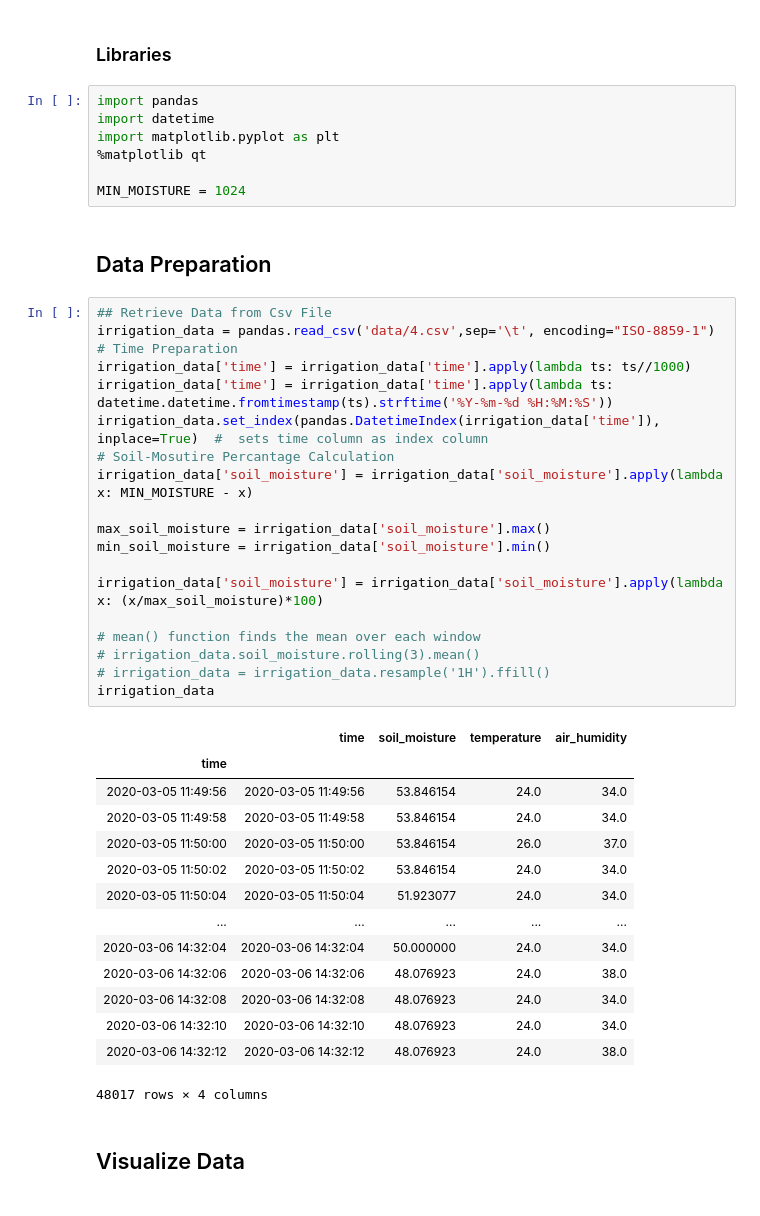
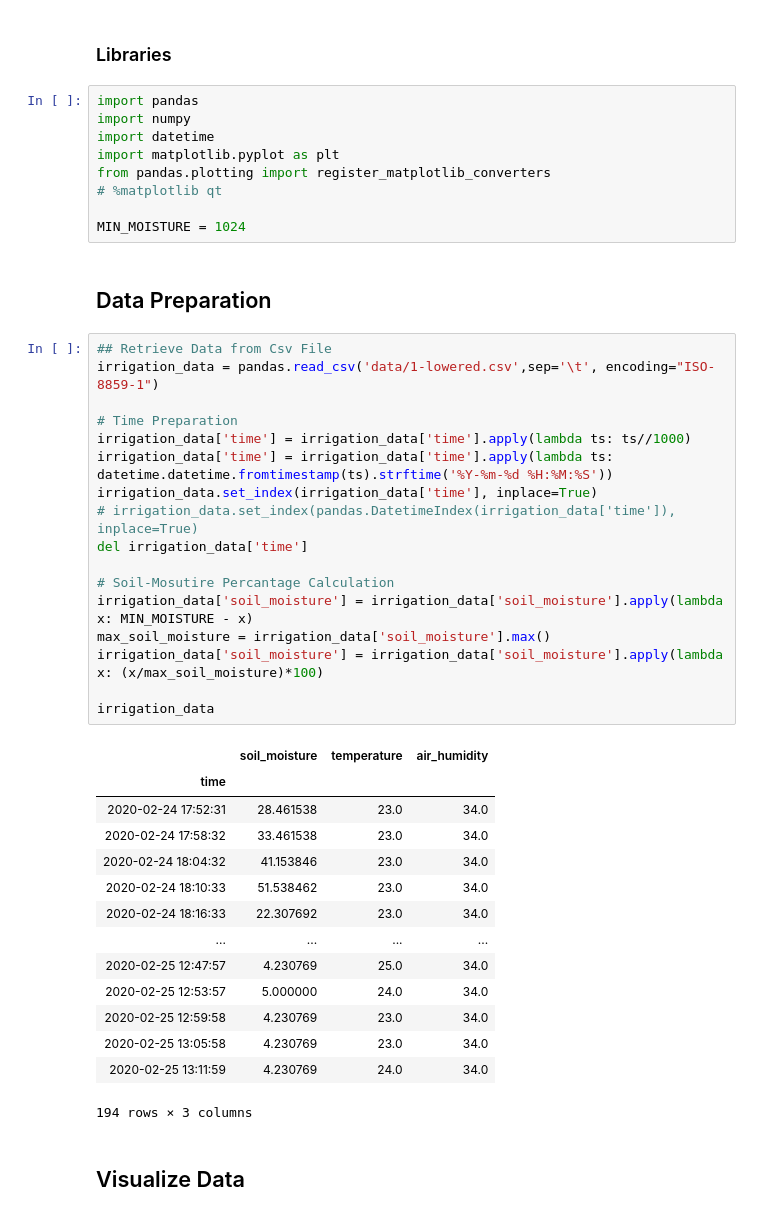
Before and after one commit to cemonel/smart-irrigation, a Jupyter notebook: irrigation_visiaulization.ipynb, the cells around one changed output. Saved outputs shown, nothing was run; the diff lists cells and outputs as text.

Commit message:
Irrigation visualization completed

```diff
--- a/irrigation_visiaulization.ipynb
+++ b/irrigation_visiaulization.ipynb
@@ -6,47 +6,47 @@
 ### Libraries
 # %%
 import pandas
+import numpy
 import datetime
 import matplotlib.pyplot as plt
-%matplotlib qt
+from pandas.plotting import register_matplotlib_converters
+# %matplotlib qt
 
 MIN_MOISTURE = 1024
 # %% [markdown]
 ## Data Preparation
 # %%
 ## Retrieve Data from Csv File
-irrigation_data = pandas.read_csv('data/4.csv',sep='\t', encoding="ISO-8859-1")
+irrigation_data = pandas.read_csv('data/1-lowered.csv',sep='\t', encoding="ISO-8859-1")
+
 # Time Preparation
 irrigation_data['time'] = irrigation_data['time'].apply(lambda ts: ts//1000)
 irrigation_data['time'] = irrigation_data['time'].apply(lambda ts: datetime.datetime.fromtimestamp(ts).strftime('%Y-%m-%d %H:%M:%S'))
-irrigation_data.set_index(pandas.DatetimeIndex(irrigation_data['time']), inplace=True)  #  sets time column as index column
+irrigation_data.set_index(irrigation_data['time'], inplace=True)
+# irrigation_data.set_index(pandas.DatetimeIndex(irrigation_data['time']), inplace=True)
+del irrigation_data['time']
+
 # Soil-Mosutire Percantage Calculation
 irrigation_data['soil_moisture'] = irrigation_data['soil_moisture'].apply(lambda x: MIN_MOISTURE - x)
-
 max_soil_moisture = irrigation_data['soil_moisture'].max()
-min_soil_moisture = irrigation_data['soil_moisture'].min()
-
 irrigation_data['soil_moisture'] = irrigation_data['soil_moisture'].apply(lambda x: (x/max_soil_moisture)*100)
 
-# mean() function finds the mean over each window
-# irrigation_data.soil_moisture.rolling(3).mean()
-# irrigation_data = irrigation_data.resample('1H').ffill()
 irrigation_data
 # %% [output]
-|  | time | soil_moisture | temperature | air_humidity |
-| time |  |  |  |  |
-| 2020-03-05 11:49:56 | 2020-03-05 11:49:56 | 53.846154 | 24.0 | 34.0 |
-| 2020-03-05 11:49:58 | 2020-03-05 11:49:58 | 53.846154 | 24.0 | 34.0 |
-| 2020-03-05 11:50:00 | 2020-03-05 11:50:00 | 53.846154 | 26.0 | 37.0 |
-| 2020-03-05 11:50:02 | 2020-03-05 11:50:02 | 53.846154 | 24.0 | 34.0 |
-| 2020-03-05 11:50:04 | 2020-03-05 11:50:04 | 51.923077 | 24.0 | 34.0 |
-| ... | ... | ... | ... | ... |
-| 2020-03-06 14:32:04 | 2020-03-06 14:32:04 | 50.000000 | 24.0 | 34.0 |
-| 2020-03-06 14:32:06 | 2020-03-06 14:32:06 | 48.076923 | 24.0 | 38.0 |
-| 2020-03-06 14:32:08 | 2020-03-06 14:32:08 | 48.076923 | 24.0 | 34.0 |
-| 2020-03-06 14:32:10 | 2020-03-06 14:32:10 | 48.076923 | 24.0 | 34.0 |
-| 2020-03-06 14:32:12 | 2020-03-06 14:32:12 | 48.076923 | 24.0 | 38.0 |
+|  | soil_moisture | temperature | air_humidity |
+| time |  |  |  |
+| 2020-02-24 17:52:31 | 28.461538 | 23.0 | 34.0 |
+| 2020-02-24 17:58:32 | 33.461538 | 23.0 | 34.0 |
+| 2020-02-24 18:04:32 | 41.153846 | 23.0 | 34.0 |
+| 2020-02-24 18:10:33 | 51.538462 | 23.0 | 34.0 |
+| 2020-02-24 18:16:33 | 22.307692 | 23.0 | 34.0 |
+| ... | ... | ... | ... |
+| 2020-02-25 12:47:57 | 4.230769 | 25.0 | 34.0 |
+| 2020-02-25 12:53:57 | 5.000000 | 24.0 | 34.0 |
+| 2020-02-25 12:59:58 | 4.230769 | 23.0 | 34.0 |
+| 2020-02-25 13:05:58 | 4.230769 | 23.0 | 34.0 |
+| 2020-02-25 13:11:59 | 4.230769 | 24.0 | 34.0 |
-48017 rows × 4 columns
+194 rows × 3 columns
 # %% [markdown]
 ## Visualize Data
 # %%
```
Also changed, not shown: parts of 2 cells of this notebook, 4 other files.
